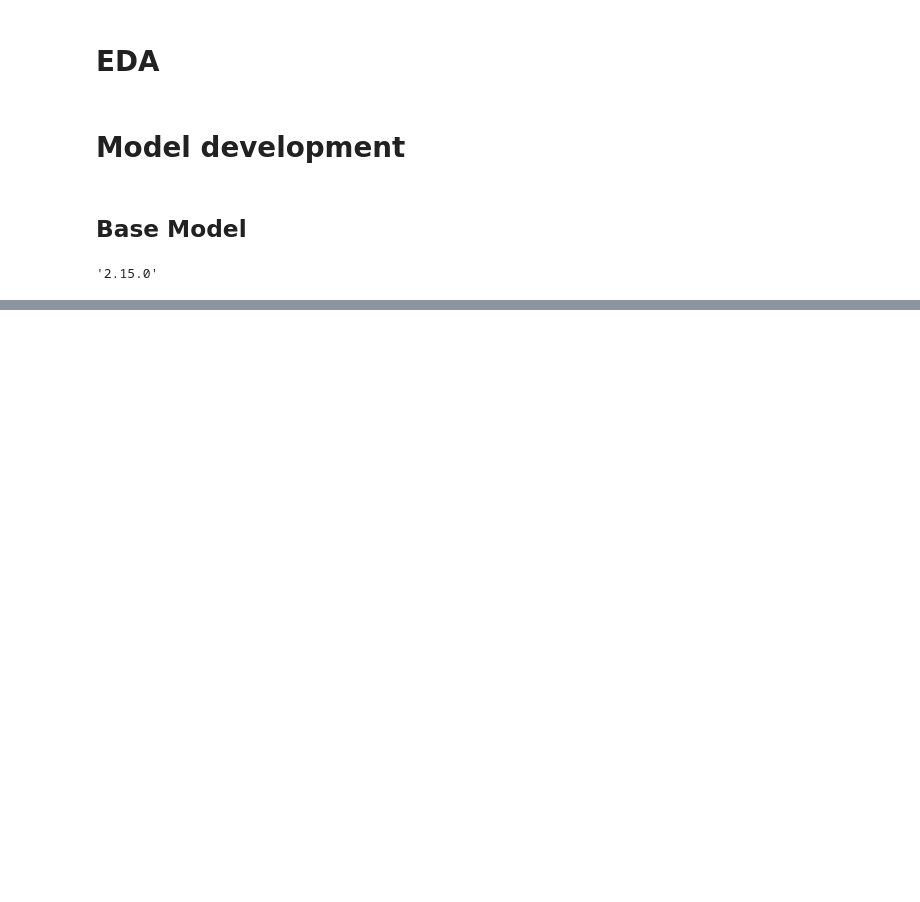
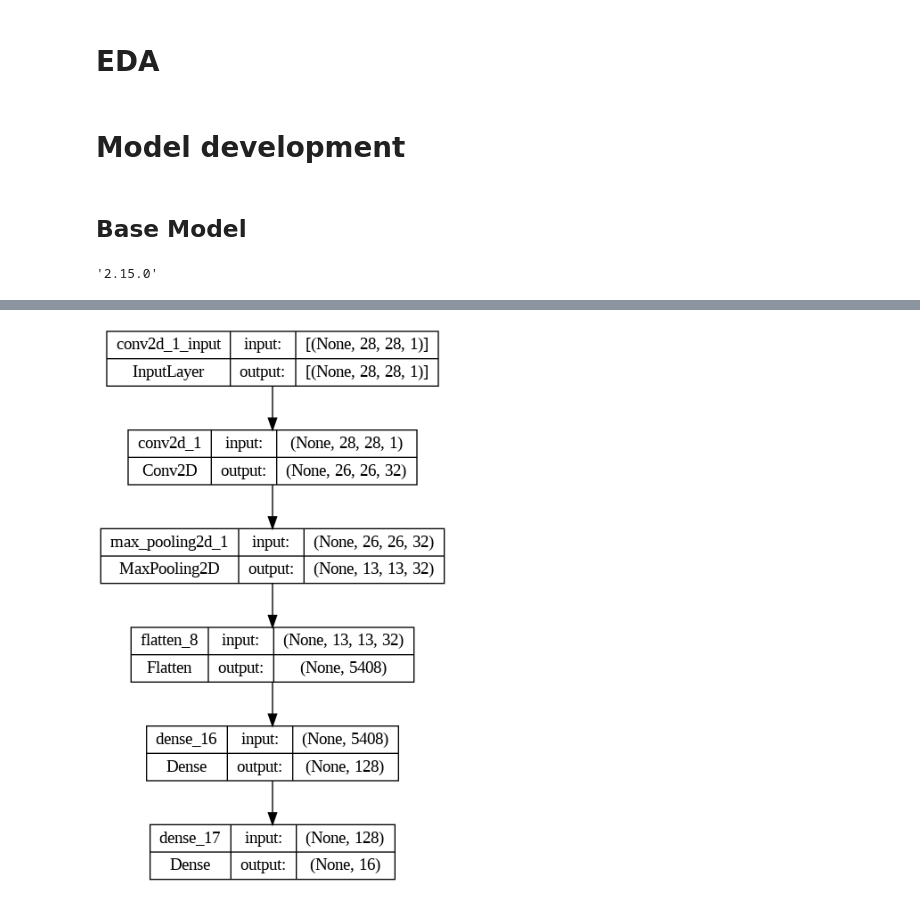
Before and after one commit to afrahhassan/afrahhassan, a Jupyter notebook: assignment2.ipynb, the cells around one changed output, grey strips where cells are left out. Cells and saved outputs as stored; diff of their text form; code cells hidden in the pictures; blank space fills up the shorter version.

```diff
--- a/assignment2.ipynb
+++ b/assignment2.ipynb
@@ -368,0 +395,11 @@ def plot_learning_curve(train_loss, val_loss, train_metric, val_metric, metric_n
+# %%
+from tensorflow.keras.models import Sequential
+from tensorflow.keras.layers import Conv2D, MaxPooling2D, Flatten, Dense
+
+model = Sequential([
+    Conv2D(32, (3, 3), activation='relu', input_shape=(28, 28, 1)),
+    MaxPooling2D(2, 2),
+    Flatten(),
+    Dense(128, activation='relu'),
+    Dense(16, activation='softmax')
+])
@@ -368,0 +429,4 @@ def plot_learning_curve(train_loss, val_loss, train_metric, val_metric, metric_n
+# %%
+tf.keras.utils.plot_model(model, show_shapes=True)
+# %% [output]
+[figure, added]
```
Also changed, not shown: parts of 51 cells of this notebook.
